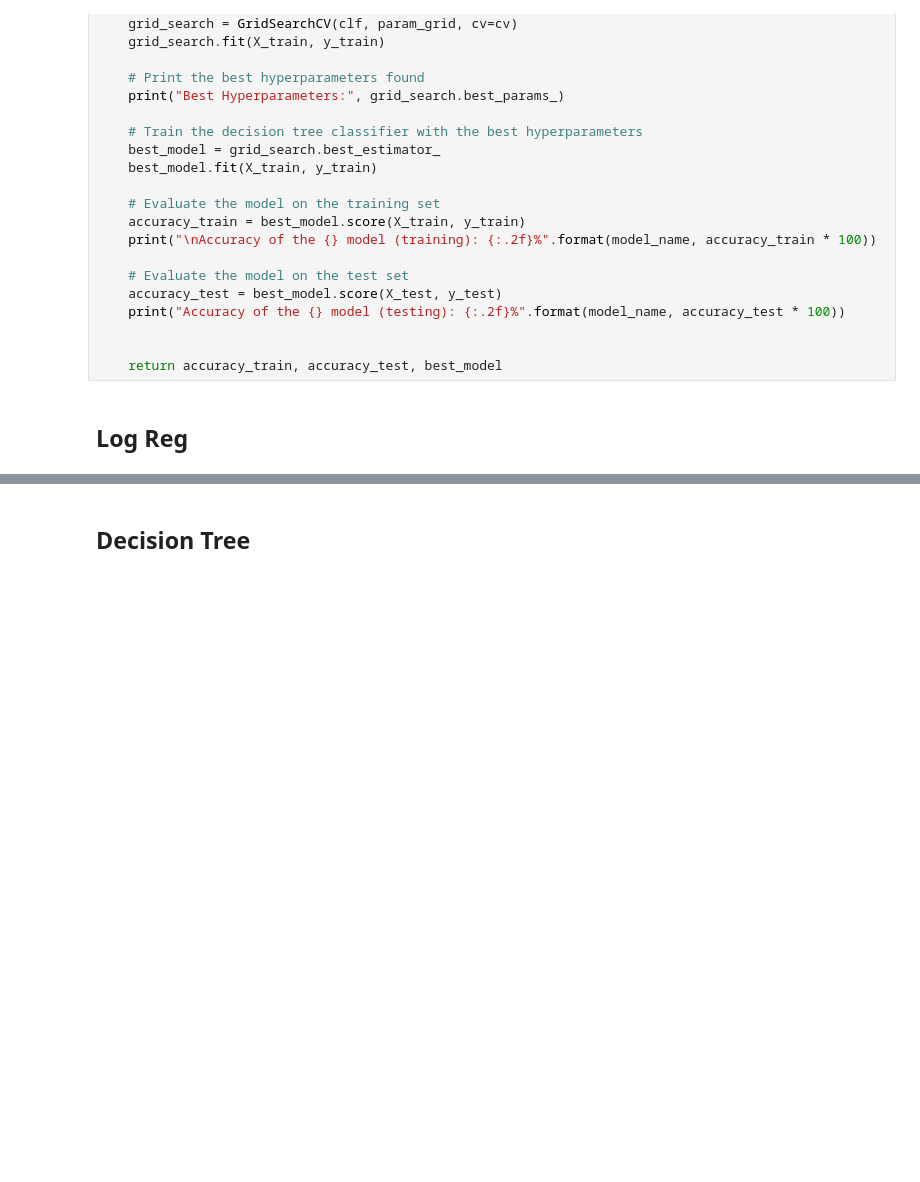
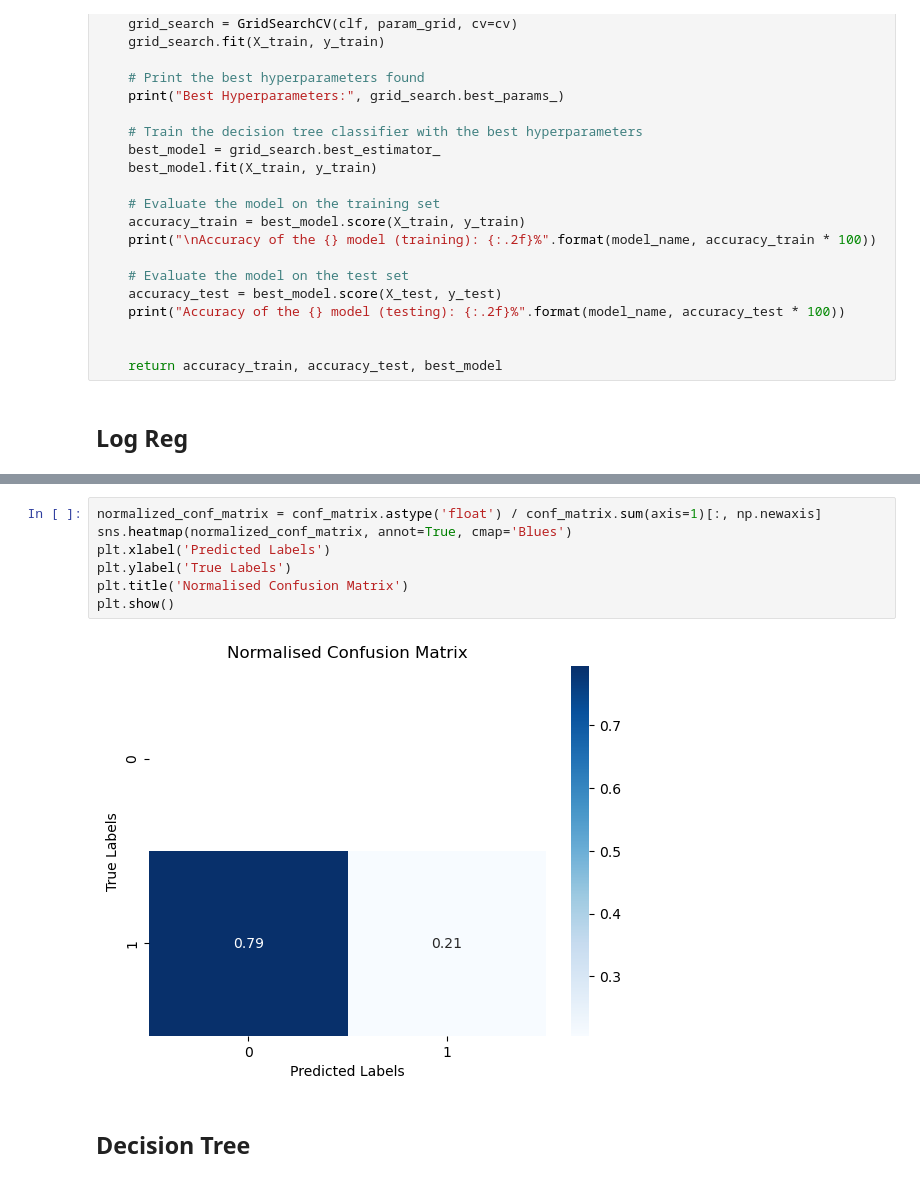
Before and after one commit to kaylee01/HealthHackathon23, a Jupyter notebook: Hackathon_2023_Byte_Brawlers-KM.ipynb, the cells around one changed output, grey strips where cells are left out. Drawn from its saved outputs; the diff is of its cells as text; blank space fills up the shorter version.

```diff
--- a/Hackathon_2023_Byte_Brawlers-KM.ipynb
+++ b/Hackathon_2023_Byte_Brawlers-KM.ipynb
@@ -291,3 +457,12 @@ Accuracy on Testing Set: 0.8797758532857871
+# %%
+normalized_conf_matrix = conf_matrix.astype('float') / conf_matrix.sum(axis=1)[:, np.newaxis]
+sns.heatmap(normalized_conf_matrix, annot=True, cmap='Blues')
+plt.xlabel('Predicted Labels')
+plt.ylabel('True Labels')
+plt.title('Normalised Confusion Matrix')
+plt.show()
+# %% [output]
+[figure, added]
 # %% [markdown]
 ## Decision Tree
 # %%
```
Also changed, not shown: parts of 11 cells of this notebook, 1 other file.
